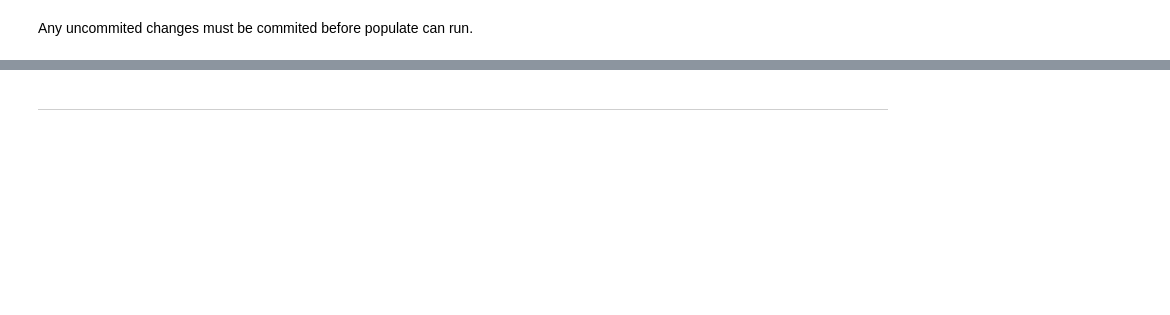
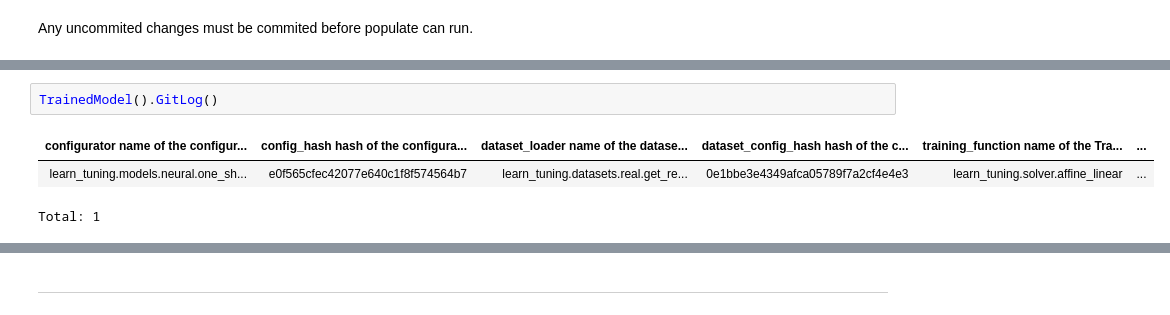
Before and after one commit to sinzlab/nnfabrik, a Jupyter notebook: notebooks/nnfabrik_example.ipynb, the cells around one changed output, grey strips where cells are left out. Cells and saved outputs as stored; diff of their text form; blank space fills up the shorter version.

```diff
--- a/notebooks/nnfabrik_example.ipynb
+++ b/notebooks/nnfabrik_example.ipynb
@@ -245,3 +244,9 @@ Epoch 5/5 | train loss: 1.243352 | val loss: 0.695564 | train corr: 0.041516 | v
+# %%
+TrainedModel().GitLog()
+# %% [output]
+| configurator name of the configur... | config_hash hash of the configura... | dataset_loader name of the datase... | dataset_config_hash hash of the c... | training_function name of the Tra... | ... |
+| learn_tuning.models.neural.one_sh... | e0f565cfec42077e640c1f8f574564b7 | learn_tuning.datasets.real.get_re... | 0e1bbe3e4349afca05789f7a2cf4e4e3 | learn_tuning.solver.affine_linear | ... |
+Total: 1
 # %%
 TrainedModel().GitLog().fetch1()
 # %% [output]
```
Also changed, not shown: parts of 4 cells of this notebook, 1 other file.
